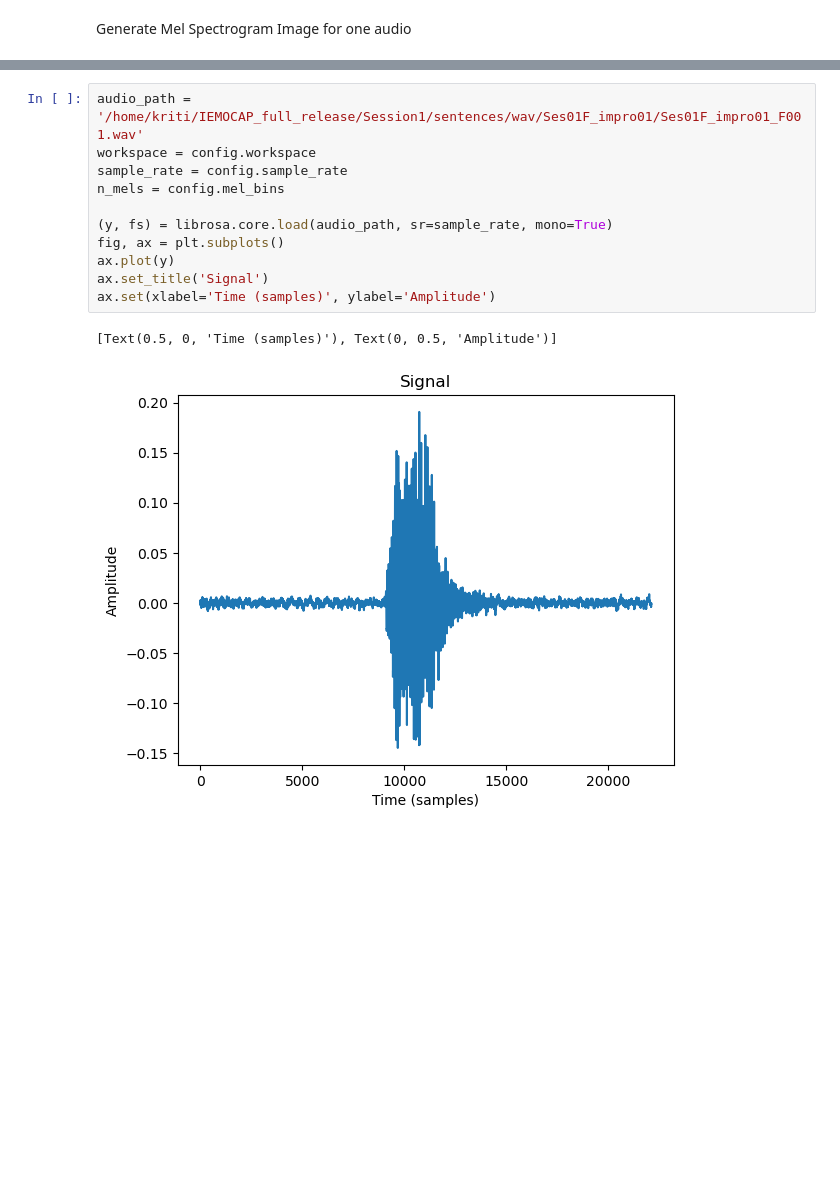
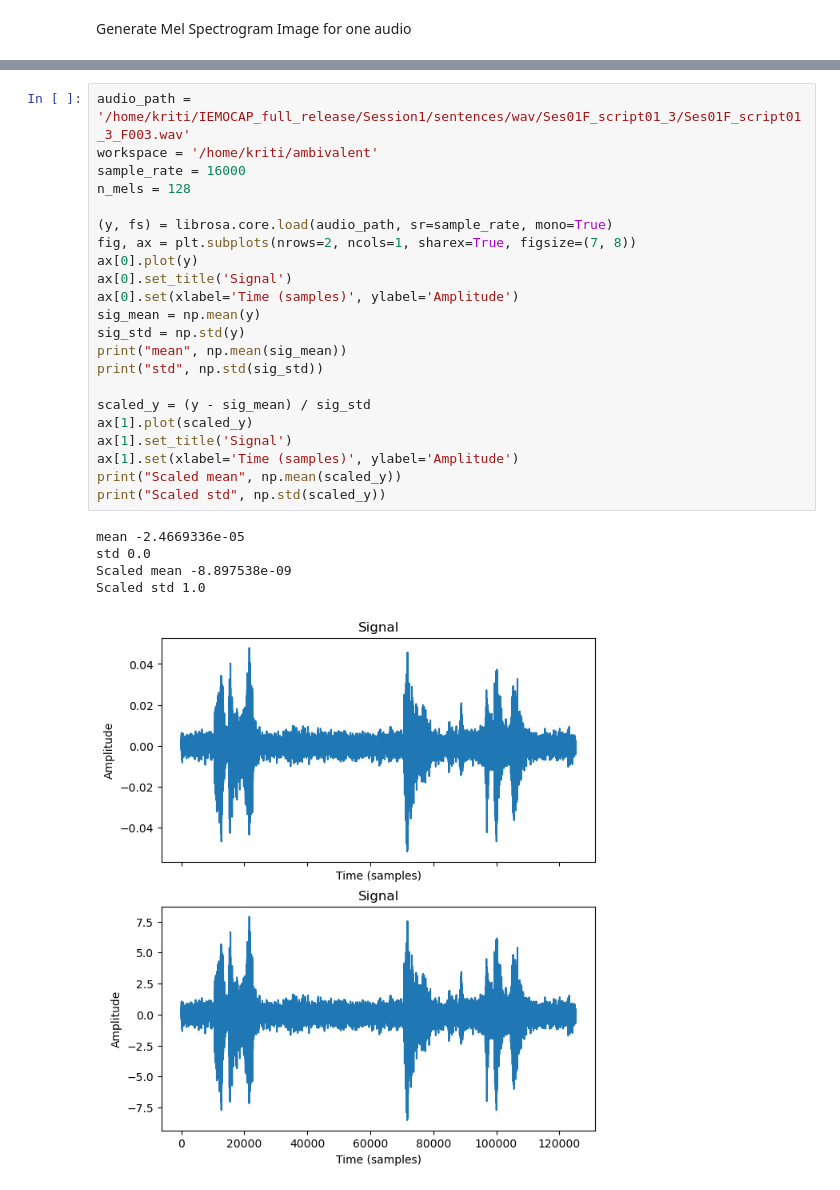
Before and after one commit to kritianandan98/ambivalent, a Jupyter notebook: src/features/feature_analysis.ipynb, the cells around one changed output, grey strips where cells are left out. Saved outputs shown, nothing was run; the diff lists cells and outputs as text; blank space fills up the shorter version.

```diff
--- a/src/features/feature_analysis.ipynb
+++ b/src/features/feature_analysis.ipynb
@@ -8,14 +28,28 @@ Generate Mel Spectrogram Image for one audio
 # %%
-audio_path = '/home/kriti/IEMOCAP_full_release/Session1/sentences/wav/Ses01F_impro01/Ses01F_impro01_F001.wav'
-workspace = config.workspace
-sample_rate = config.sample_rate
-n_mels = config.mel_bins
+audio_path = '/home/kriti/IEMOCAP_full_release/Session1/sentences/wav/Ses01F_script01_3/Ses01F_script01_3_F003.wav'
+workspace = '/home/kriti/ambivalent'
+sample_rate = 16000
+n_mels = 128
 
 (y, fs) = librosa.core.load(audio_path, sr=sample_rate, mono=True)
-fig, ax = plt.subplots()
-ax.plot(y)
-ax.set_title('Signal')
-ax.set(xlabel='Time (samples)', ylabel='Amplitude')
+fig, ax = plt.subplots(nrows=2, ncols=1, sharex=True, figsize=(7, 8))
+ax[0].plot(y)
+ax[0].set_title('Signal')
+ax[0].set(xlabel='Time (samples)', ylabel='Amplitude')
+sig_mean = np.mean(y)
+sig_std = np.std(y)
+print("mean", np.mean(sig_mean))
+print("std", np.std(sig_std))
+
+scaled_y = (y - sig_mean) / sig_std
+ax[1].plot(scaled_y)
+ax[1].set_title('Signal')
+ax[1].set(xlabel='Time (samples)', ylabel='Amplitude')
+print("Scaled mean", np.mean(scaled_y))
+print("Scaled std", np.std(scaled_y))
 # %% [output]
-[Text(0.5, 0, 'Time (samples)'), Text(0, 0.5, 'Amplitude')]
+mean -2.4669336e-05
+std 0.0
+Scaled mean -8.897538e-09
+Scaled std 1.0
-[figure, old version]
+[figure, new version]
```
Also changed, not shown: parts of 4 cells of this notebook, 13 other files.
